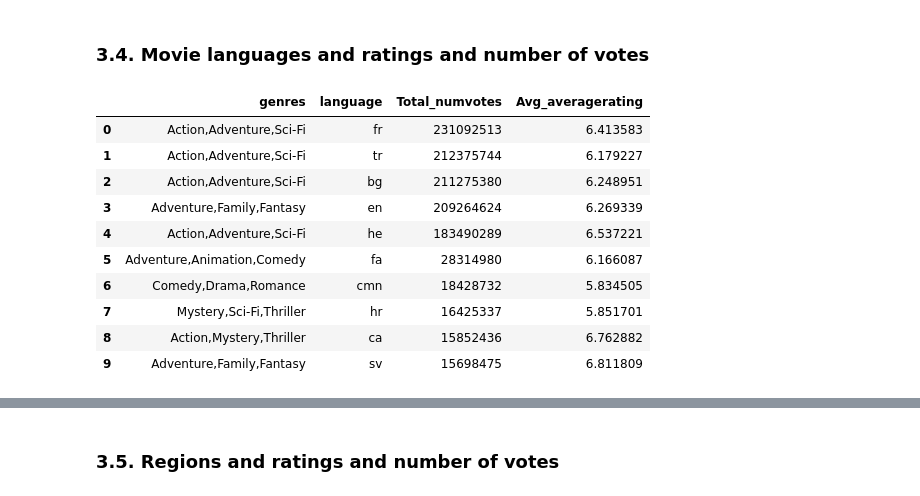
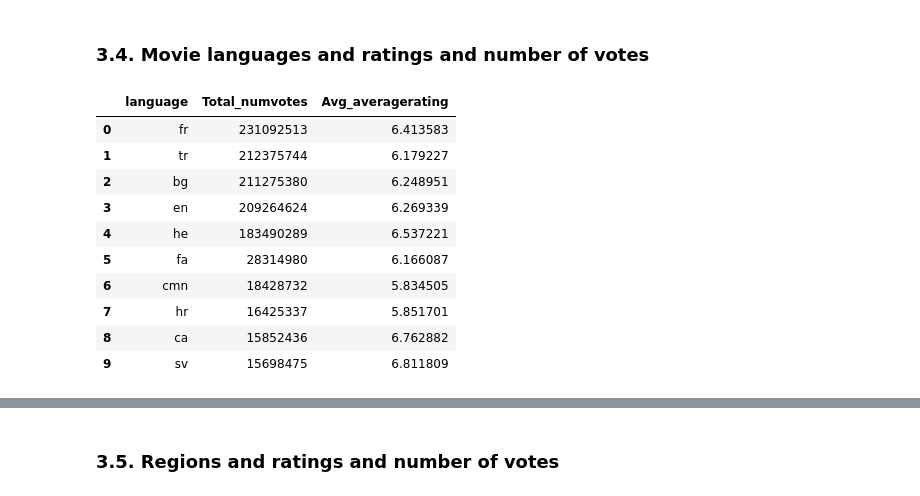
Before and after one commit to mkiganane20/Group3_Phase_Two_Project, a Jupyter notebook: group3_phase_two_project.ipynb, the cells around one changed output, grey strips where cells are left out. Saved outputs shown, nothing was run; the diff lists cells and outputs as text; code cells hidden in the pictures.

```diff
--- a/group3_phase_two_project.ipynb
+++ b/group3_phase_two_project.ipynb
@@ -286,29 +374,27 @@ movie_runtime
 # %%
 # check effect of language on the rating and number of votes of movies
 q = '''
-SELECT genres, language, SUM(numvotes) AS Total_numvotes, AVG(averagerating) AS Avg_averagerating
-      FROM movie_basics
+SELECT language, SUM(numvotes) AS Total_numvotes, AVG(averagerating) AS Avg_averagerating
+      FROM movie_akas
            JOIN movie_ratings
            USING(movie_id)
-           JOIN movie_akas
-           USING(movie_id)
-    WHERE language IS NOT NULL
+     WHERE language IS NOT NULL
   GROUP BY language
   ORDER BY Total_numvotes DESC, Avg_averagerating DESC
-     LIMIT 10
+  LIMIT 10
 '''
 
 movie_language = pd.read_sql(q, conn)
 movie_language
 # %% [output]
-|  | genres | language | Total_numvotes | Avg_averagerating |
-| 0 | Action,Adventure,Sci-Fi | fr | 231092513 | 6.413583 |
-| 1 | Action,Adventure,Sci-Fi | tr | 212375744 | 6.179227 |
-| 2 | Action,Adventure,Sci-Fi | bg | 211275380 | 6.248951 |
-| 3 | Adventure,Family,Fantasy | en | 209264624 | 6.269339 |
-| 4 | Action,Adventure,Sci-Fi | he | 183490289 | 6.537221 |
-| 5 | Adventure,Animation,Comedy | fa | 28314980 | 6.166087 |
-| 6 | Comedy,Drama,Romance | cmn | 18428732 | 5.834505 |
-| 7 | Mystery,Sci-Fi,Thriller | hr | 16425337 | 5.851701 |
-| 8 | Action,Mystery,Thriller | ca | 15852436 | 6.762882 |
-| 9 | Adventure,Family,Fantasy | sv | 15698475 | 6.811809 |
+|  | language | Total_numvotes | Avg_averagerating |
+| 0 | fr | 231092513 | 6.413583 |
+| 1 | tr | 212375744 | 6.179227 |
+| 2 | bg | 211275380 | 6.248951 |
+| 3 | en | 209264624 | 6.269339 |
+| 4 | he | 183490289 | 6.537221 |
+| 5 | fa | 28314980 | 6.166087 |
+| 6 | cmn | 18428732 | 5.834505 |
+| 7 | hr | 16425337 | 5.851701 |
+| 8 | ca | 15852436 | 6.762882 |
+| 9 | sv | 15698475 | 6.811809 |
```
Also changed, not shown: parts of 35 cells of this notebook.
